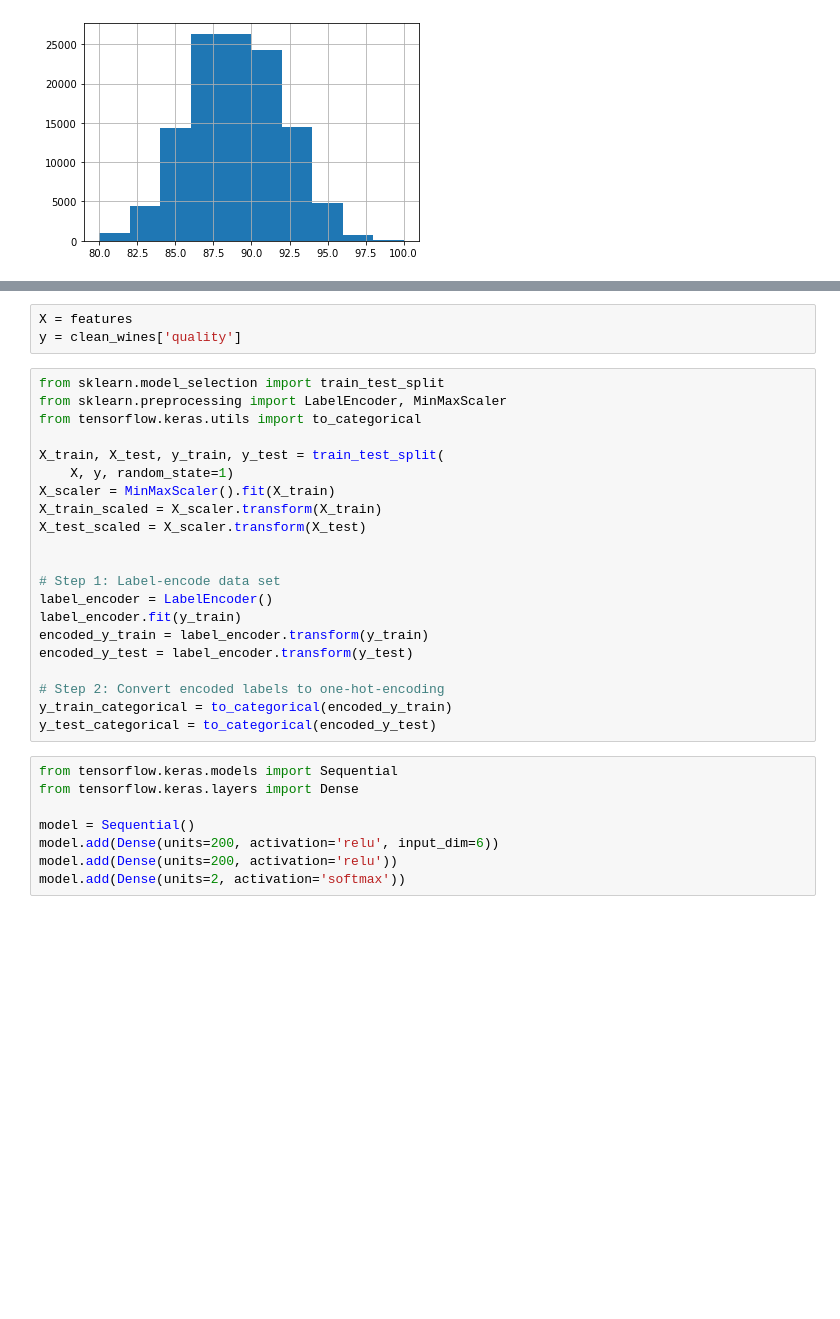
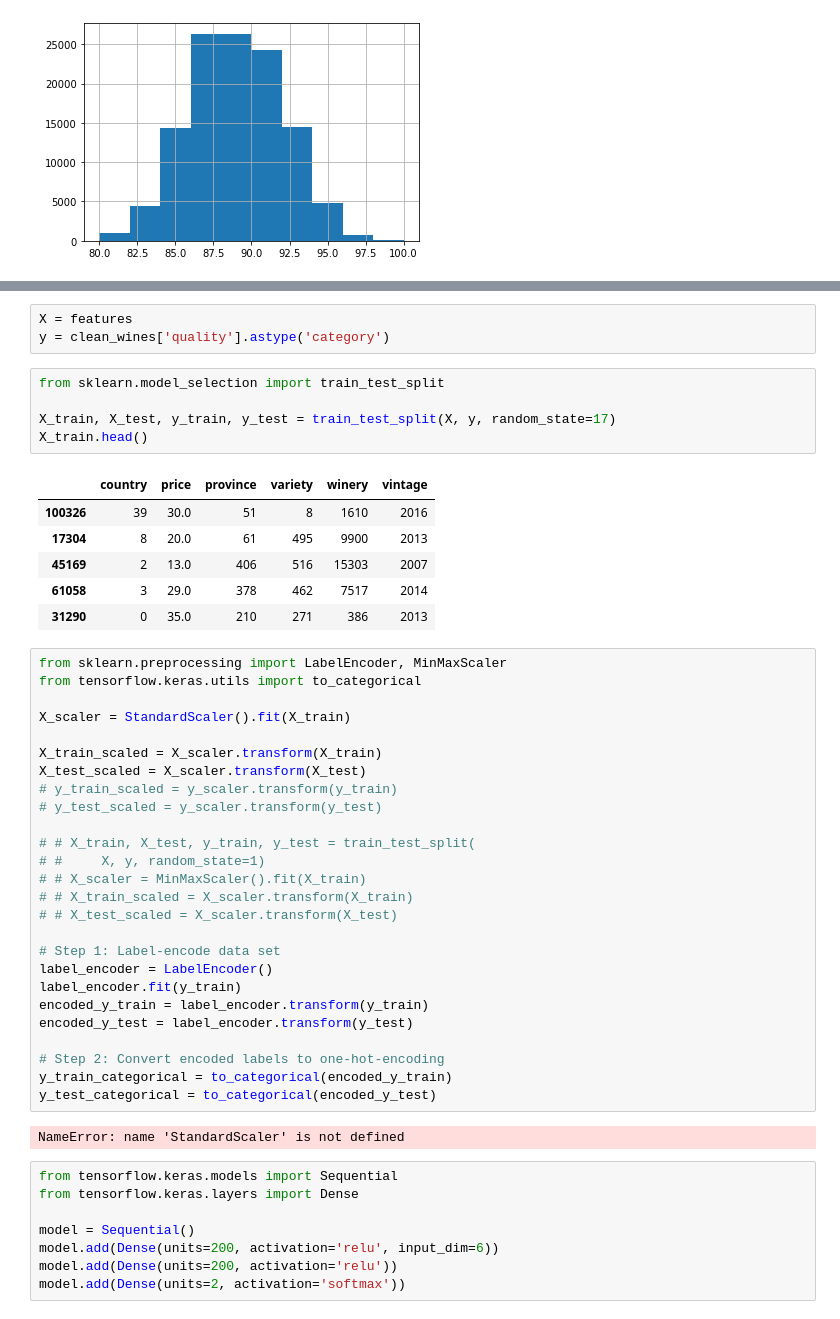
Before and after one commit to rahilanath/Final_Project, a Jupyter notebook: recommend_neural_model.ipynb, the cells around one changed output, grey strips where cells are left out. Saved outputs shown, nothing was run; the diff lists cells and outputs as text; blank space fills up the shorter version.

```diff
--- a/recommend_neural_model.ipynb
+++ b/recommend_neural_model.ipynb
@@ -159,17 +159,34 @@ See the caveats in the documentation: https://pandas.pydata.org/pandas-docs/stab
 # %%
 X = features
-y = clean_wines['quality']
+y = clean_wines['quality'].astype('category')
+# %%
+from sklearn.model_selection import train_test_split
+
+X_train, X_test, y_train, y_test = train_test_split(X, y, random_state=17)
+X_train.head()
+# %% [output]
+|  | country | price | province | variety | winery | vintage |
+| 100326 | 39 | 30.0 | 51 | 8 | 1610 | 2016 |
+| 17304 | 8 | 20.0 | 61 | 495 | 9900 | 2013 |
+| 45169 | 2 | 13.0 | 406 | 516 | 15303 | 2007 |
+| 61058 | 3 | 29.0 | 378 | 462 | 7517 | 2014 |
+| 31290 | 0 | 35.0 | 210 | 271 | 386 | 2013 |
 # %%
-from sklearn.model_selection import train_test_split
 from sklearn.preprocessing import LabelEncoder, MinMaxScaler
 from tensorflow.keras.utils import to_categorical
 
-X_train, X_test, y_train, y_test = train_test_split(
-    X, y, random_state=1)
-X_scaler = MinMaxScaler().fit(X_train)
+X_scaler = StandardScaler().fit(X_train)
+
 X_train_scaled = X_scaler.transform(X_train)
 X_test_scaled = X_scaler.transform(X_test)
+# y_train_scaled = y_scaler.transform(y_train)
+# y_test_scaled = y_scaler.transform(y_test)
 
+# # X_train, X_test, y_train, y_test = train_test_split(
+# #     X, y, random_state=1)
+# # X_scaler = MinMaxScaler().fit(X_train)
+# # X_train_scaled = X_scaler.transform(X_train)
+# # X_test_scaled = X_scaler.transform(X_test)
 
 # Step 1: Label-encode data set
 label_encoder = LabelEncoder()
@@ -180,6 +197,8 @@ encoded_y_test = label_encoder.transform(y_test)
 # Step 2: Convert encoded labels to one-hot-encoding
 y_train_categorical = to_categorical(encoded_y_train)
 y_test_categorical = to_categorical(encoded_y_test)
+# %% [output]
+NameError: name 'StandardScaler' is not defined
 # %%
 from tensorflow.keras.models import Sequential
 from tensorflow.keras.layers import Dense
```
Also changed, not shown: parts of 9 cells of this notebook, 7 other files.
